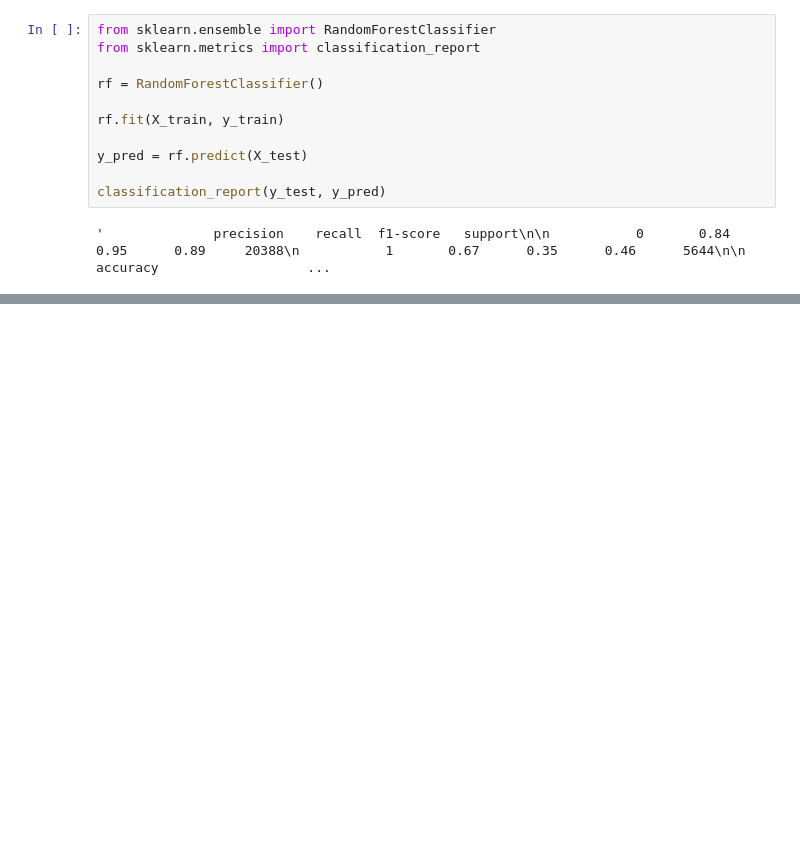
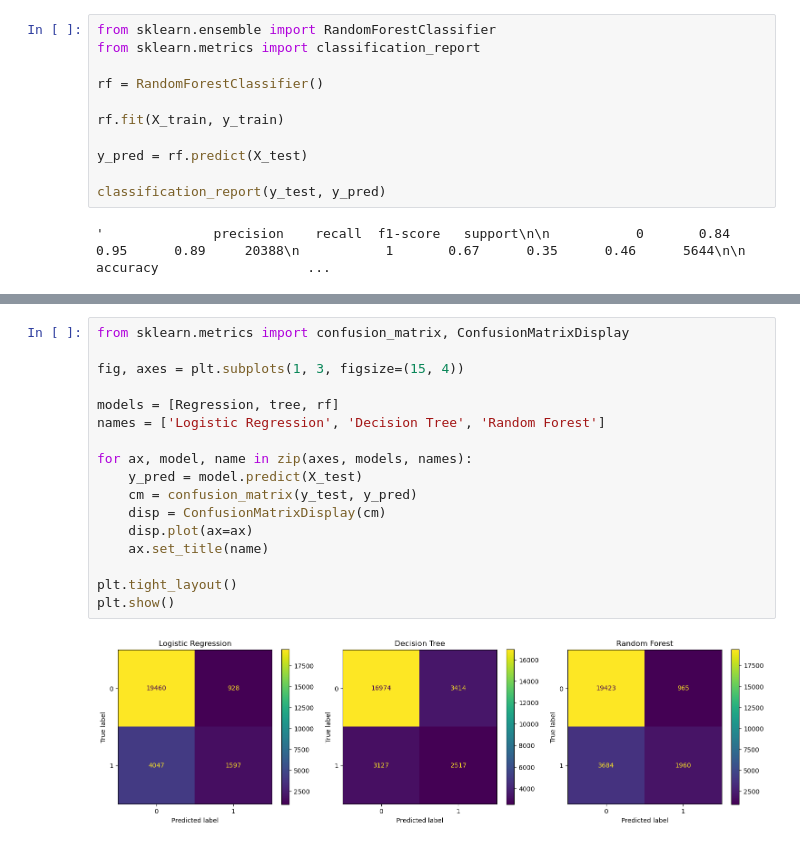
Before and after one commit to Anas-S-Muhammed/readmission_prediction_model, a Jupyter notebook: peadmission_predictor.ipynb, the cells around one changed output, grey strips where cells are left out. Saved outputs shown, nothing was run; the diff lists cells and outputs as text; blank space fills up the shorter version.

```diff
--- a/peadmission_predictor.ipynb
+++ b/peadmission_predictor.ipynb
@@ -676,0 +704,19 @@ classification_report(y_test, y_pred)
+# %%
+from sklearn.metrics import confusion_matrix, ConfusionMatrixDisplay
+
+fig, axes = plt.subplots(1, 3, figsize=(15, 4))
+
+models = [Regression, tree, rf]
+names = ['Logistic Regression', 'Decision Tree', 'Random Forest']
+
+for ax, model, name in zip(axes, models, names):
+    y_pred = model.predict(X_test)
+    cm = confusion_matrix(y_test, y_pred)
+    disp = ConfusionMatrixDisplay(cm)
+    disp.plot(ax=ax)
+    ax.set_title(name)
+
+plt.tight_layout()
+plt.show()
+# %% [output]
+[figure, added]
```
Also changed, not shown: parts of 1 cell of this notebook, 1 other file.
